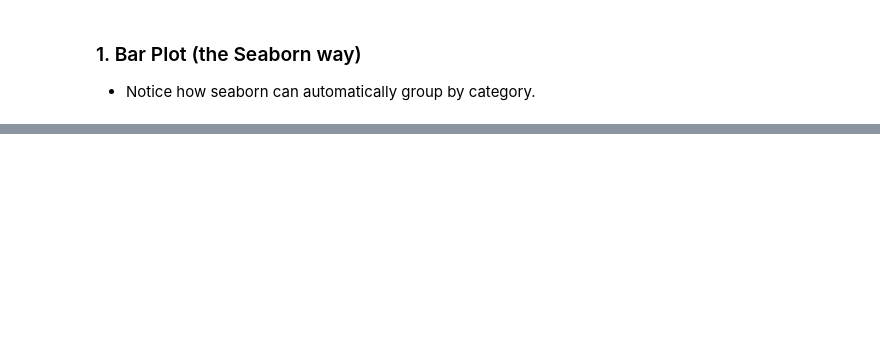
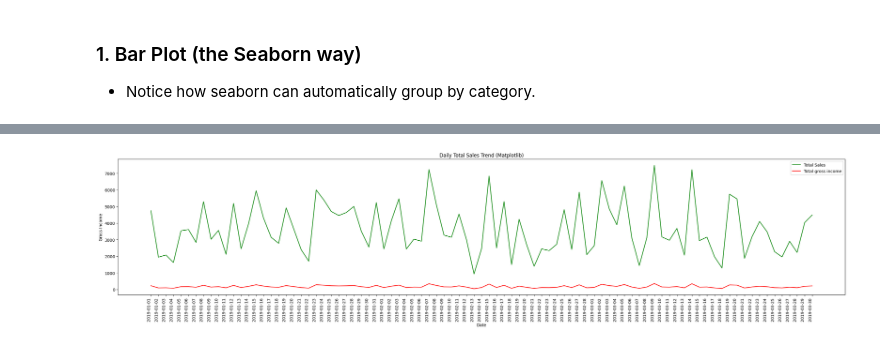
Before and after one commit to sthasarita/Matplotlib_Seaborn, a Jupyter notebook: Data Visualization with Matplotlib & Seaborn77.ipynb, the cells around one changed output, grey strips where cells are left out. Drawn from its saved outputs; the diff is of its cells as text; code cells hidden in the pictures; blank space fills up the shorter version.

Commit message:
Learned line plot and scatter plot

```diff
--- a/Data Visualization with Matplotlib & Seaborn77.ipynb
+++ b/Data Visualization with Matplotlib & Seaborn77.ipynb
@@ -826,20 +1028,22 @@ daily_income
 # %%
 # First, let's aggregate daily sales
 daily_income = df.groupby('Date')[['gross income', 'Sales']].sum().reset_index()
 
 
 # Create a Matplotlib plot
 plt.figure(figsize=(32, 6))
 
 
 plt.plot(daily_income['Date'], daily_income['Sales'], label='Total Sales', color='green')
-plt.plot(daily_income['Date'], daily_income['gross income'], label='Total Sales', color='red')
+plt.plot(daily_income['Date'], daily_income['gross income'], label='Total gross income', color='red')
 
 plt.title('Daily Total Sales Trend (Matplotlib)')
 plt.xlabel('Date')
 plt.ylabel('Gross Income')
 plt.xticks(daily_income['Date'],rotation=90, ha='right')
 plt.legend()
 plt.show()
+# %% [output]
+[figure, added]
 # %%
 daily_income.shape
```
Also changed, not shown: parts of 53 cells of this notebook, 2 other files.
